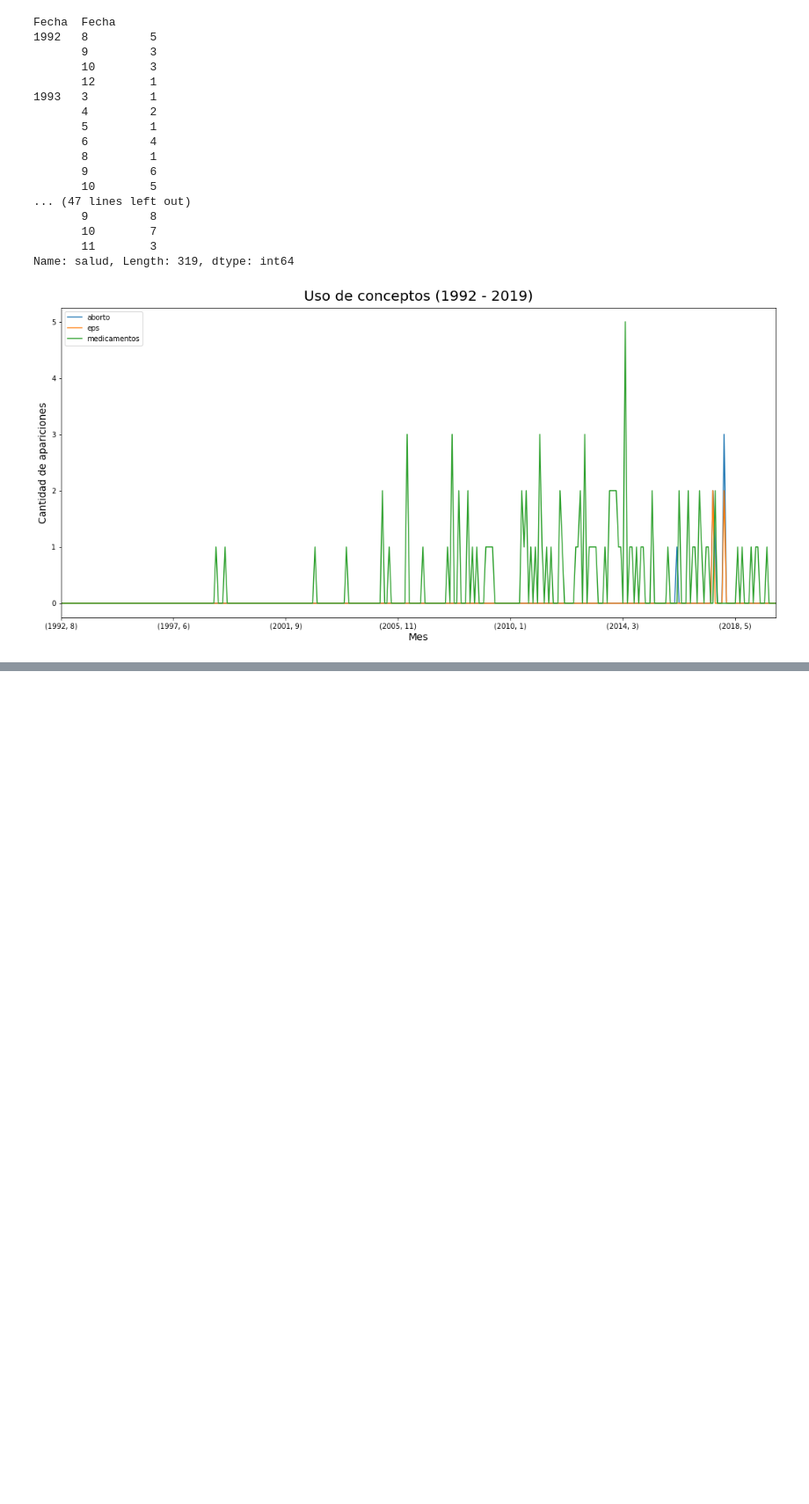
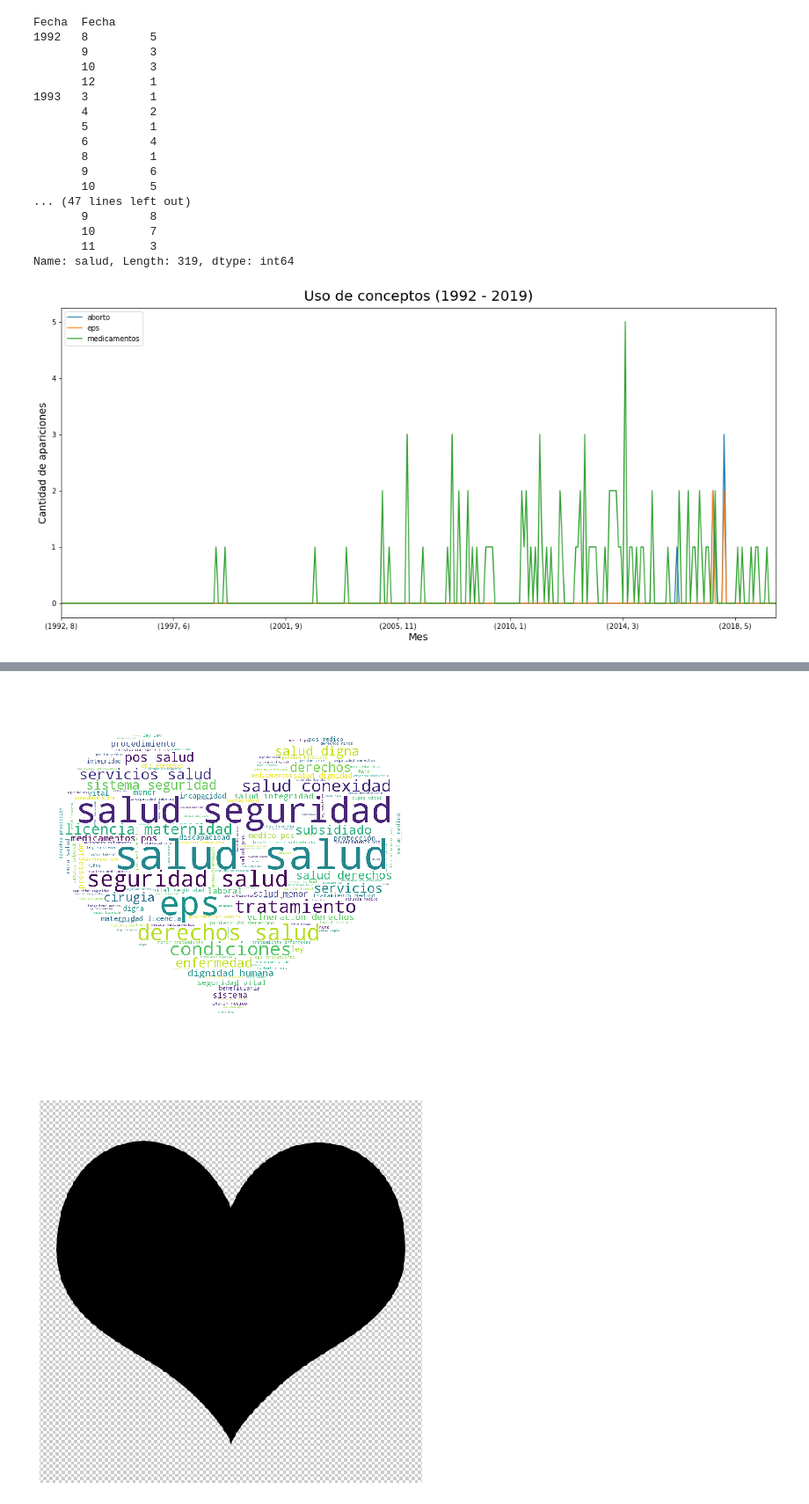
Before and after one commit to Juansemv/MCPP_juan.munoz, a Jupyter notebook: Proyecto final/Análisis de Tutelas.ipynb, the cells around one changed output, grey strips where cells are left out. Shown at 88% size. Drawn from its saved outputs; the diff is of its cells as text; code cells hidden in the pictures; blank space fills up the shorter version.

```diff
--- a/Proyecto final/Análisis de Tutelas.ipynb
+++ b/Proyecto final/Análisis de Tutelas.ipynb
@@ -389,0 +585,37 @@ plt.legend(['aborto','eps','medicamentos', 'enfermedades','morir', 'eutanasia',
+# %%
+# Tomado de https://github.com/amueller/word_cloud/blob/master/examples/masked.py
+
+# Paquetes necesarios
+from os import path
+from PIL import Image
+import os
+from wordcloud import WordCloud, STOPWORDS
+
+d = path.dirname('/Users/User/Documents/GitHub/MCPP_juan.munoz/Proyecto final/Nube/tokens_claves.txt')
+
+# Read the whole text
+text = open(path.join(d, 'tokens_claves.txt')).read()
+
+# Read the mask image
+# taken from http://www.zonu.com/images/0X0/2011-08-16-14306/Colombia-outline-map.jpg
+health_mask = np.array(Image.open(path.join(d, "Health.png")))
+
+wc = WordCloud(background_color="white", max_words=3000, mask=health_mask)
+
+# Generate word cloud
+wc.generate(text)
+
+# Store to file
+wc.to_file(path.join(d, "wordcloud.png"))
+
+# Show
+
+plt.imshow(wc)
+plt.axis("off")
+plt.figure()
+plt.imshow(health_mask, cmap=plt.cm.gray)
+plt.axis("off")
+plt.show()
+# %% [output]
+[figure, added]
+[figure, added]
```
Also changed, not shown: parts of 27 cells of this notebook, 6 other files.
